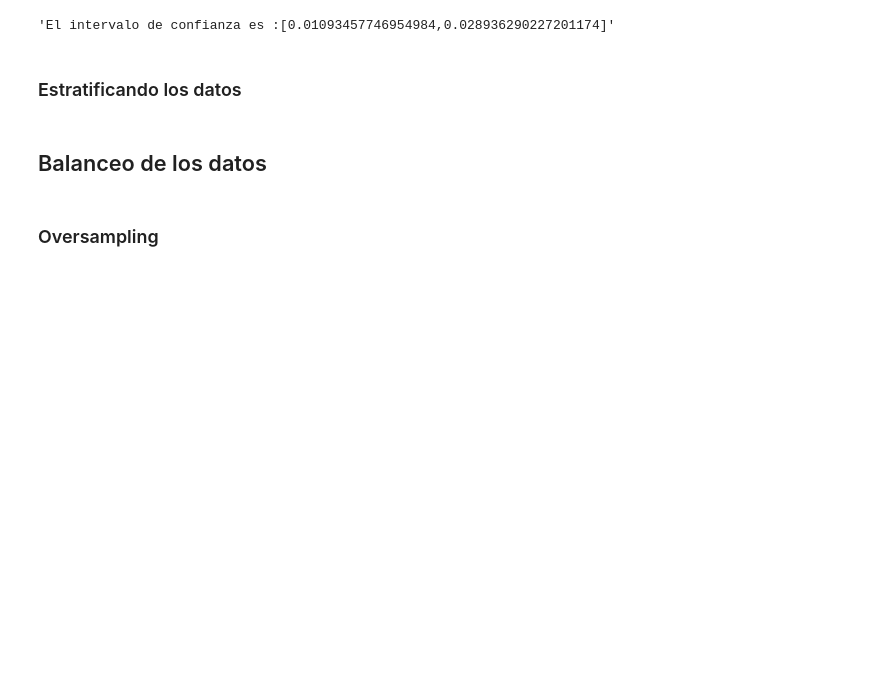
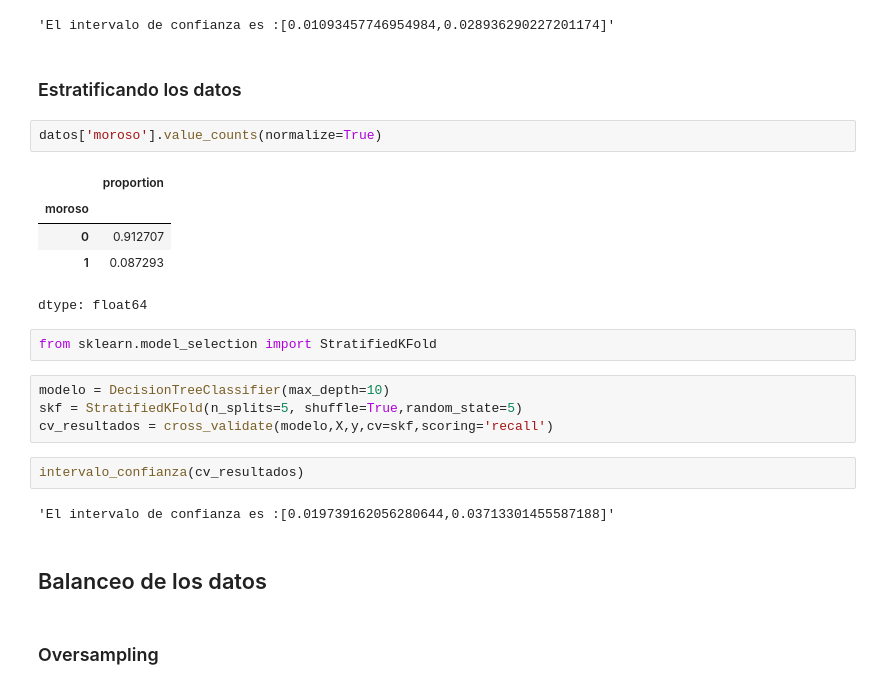
Before and after one commit to germaini/DATA_Desafio_tienda, a Jupyter notebook: Clasificacion_validacion_y_metricas.ipynb, the cells around one changed output. Saved outputs shown, nothing was run; the diff lists cells and outputs as text; blank space fills up the shorter version.

```diff
--- a/Clasificacion_validacion_y_metricas.ipynb
+++ b/Clasificacion_validacion_y_metricas.ipynb
@@ -254,6 +254,24 @@ intervalo_confianza(cv_resultados)
 'El intervalo de confianza es :[0.01093457746954984,0.028936290227201174]'
 # %% [markdown]
 ### Estratificando los datos
+# %%
+datos['moroso'].value_counts(normalize=True)
+# %% [output]
+|  | proportion |
+| moroso |  |
+| 0 | 0.912707 |
+| 1 | 0.087293 |
+dtype: float64
+# %%
+from sklearn.model_selection import StratifiedKFold
+# %%
+modelo = DecisionTreeClassifier(max_depth=10)
+skf = StratifiedKFold(n_splits=5, shuffle=True,random_state=5)
+cv_resultados = cross_validate(modelo,X,y,cv=skf,scoring='recall')
+# %%
+intervalo_confianza(cv_resultados)
+# %% [output]
+'El intervalo de confianza es :[0.019739162056280644,0.03713301455587188]'
 # %% [markdown]
 ## <font color='dark'>Balanceo de los datos</h1>
 # %% [markdown]
```
Also changed, not shown: parts of 14 cells of this notebook.
